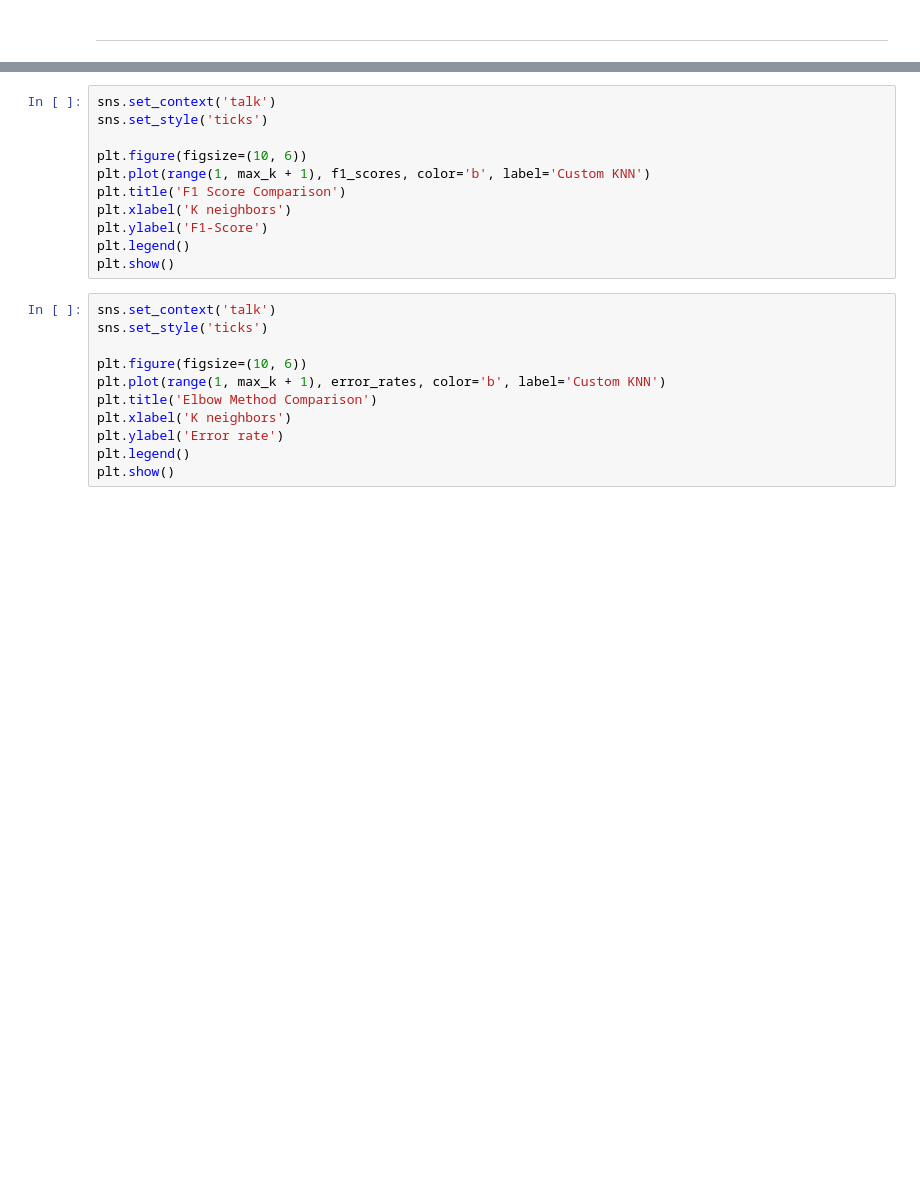
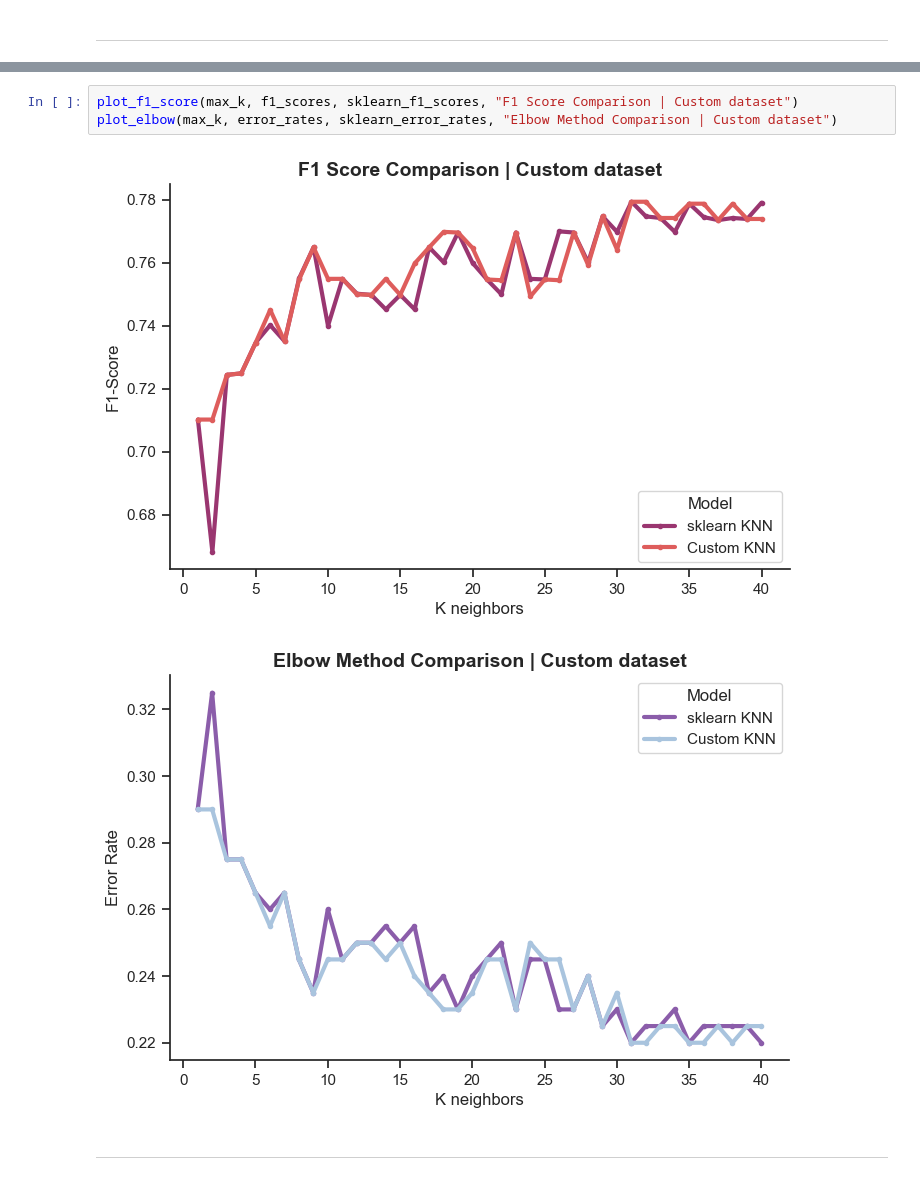
Before and after one commit to vanstrouble/knn-from-scratch, a Jupyter notebook: knn_model.ipynb, the cells around one changed output, grey strips where cells are left out. Drawn from its saved outputs; the diff is of its cells as text; blank space fills up the shorter version.

Commit message:
Add second an third custom dataset examples.

```diff
--- a/knn_model.ipynb
+++ b/knn_model.ipynb
@@ -254,22 +255,8 @@ for k in range(1, max_k + 1):
-# %%
-sns.set_context('talk')
-sns.set_style('ticks')
-
-plt.figure(figsize=(10, 6))
-plt.plot(range(1, max_k + 1), f1_scores, color='b', label='Custom KNN')
-plt.title('F1 Score Comparison')
-plt.xlabel('K neighbors')
-plt.ylabel('F1-Score')
-plt.legend()
-plt.show()
-# %%
-sns.set_context('talk')
-sns.set_style('ticks')
-
-plt.figure(figsize=(10, 6))
-plt.plot(range(1, max_k + 1), error_rates, color='b', label='Custom KNN')
-plt.title('Elbow Method Comparison')
-plt.xlabel('K neighbors')
-plt.ylabel('Error rate')
-plt.legend()
-plt.show()
+# %%
+plot_f1_score(max_k, f1_scores, sklearn_f1_scores, "F1 Score Comparison | Custom dataset")
+plot_elbow(max_k, error_rates, sklearn_error_rates, "Elbow Method Comparison | Custom dataset")
+# %% [output]
+[figure, added]
+[figure, added]
+# %% [markdown]
+---
```
Also changed, not shown: parts of 31 cells of this notebook.
